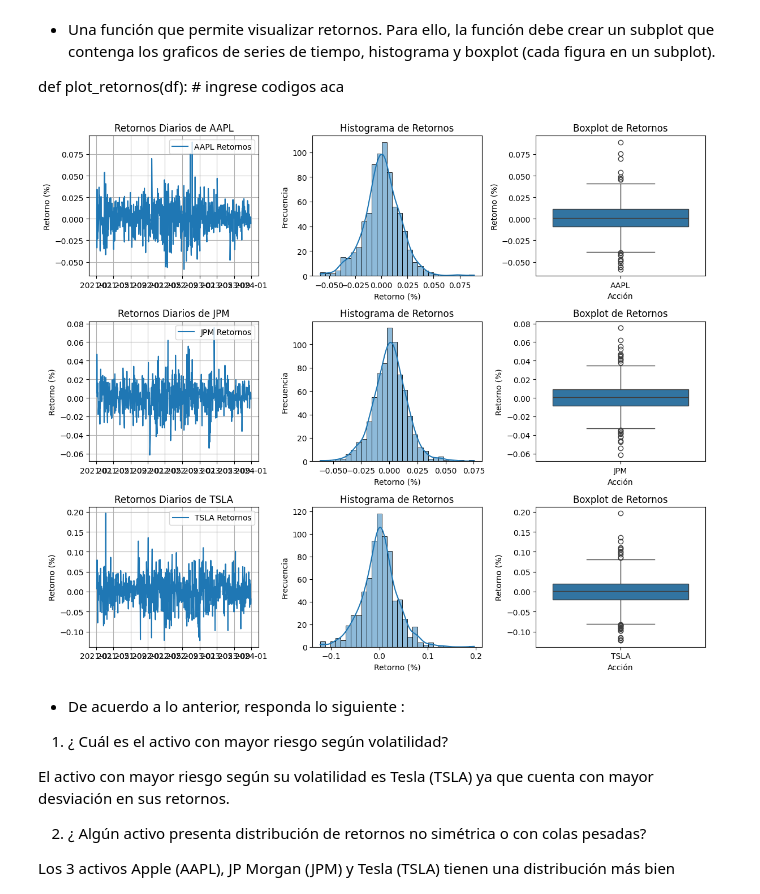
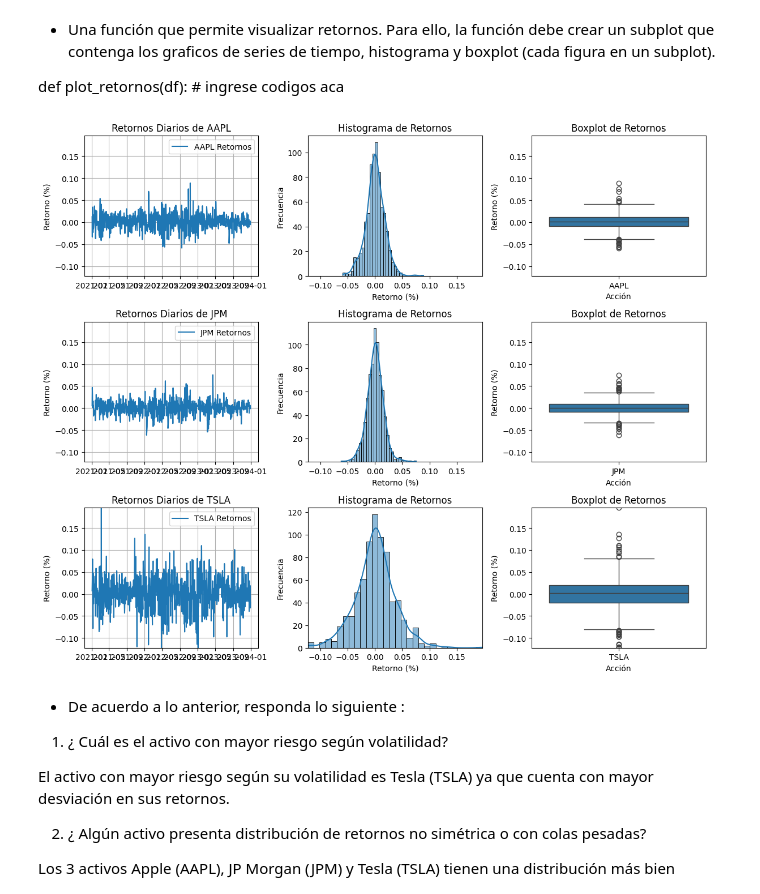
Before and after one commit to Felipe-Lopez-Vergara/ds_finance_-Lopez-, a Jupyter notebook: notebooks/HW_Sesion_1.ipynb, the cells around one changed output. Cells and saved outputs as stored; diff of their text form; code cells hidden in the pictures.

Commit message:
feat: agrego misma escala para gráficos

```diff
--- a/notebooks/HW_Sesion_1.ipynb
+++ b/notebooks/HW_Sesion_1.ipynb
@@ -103,35 +103,42 @@ import seaborn as sns
 def plot_retornos(df):
 
     fig, axes = plt.subplots(3, 3, figsize=(12, 10))
+
+    # Misma escala para todos los gráficos
+    ymin = df.min().min()
+    ymax = df.max().max()
 
     for i, ticker in enumerate(tickers):
         # Primer gráfico: Serie de Tiempo
         axes[i, 0].plot(df.index, df[ticker], label=f'{ticker} Retornos')
         axes[i, 0].set_title(f'Retornos Diarios de {ticker}')
         axes[i, 0].set_ylabel('Retorno (%)')
+        axes[i, 0].set_ylim(ymin, ymax)
         axes[i, 0].legend(loc='upper right')
         axes[i, 0].grid(True)
 
         # Segundo gráfico: Histograma
         sns.histplot(df[ticker], bins=30, kde=True, ax=axes[i, 1])
         axes[i, 1].set_title("Histograma de Retornos")
         axes[i, 1].set_xlabel("Retorno (%)")
         axes[i, 1].set_ylabel("Frecuencia")
+        axes[i, 1].set_xlim(ymin, ymax)
 
         # Tercer gráfico: Boxplot
         sns.boxplot(data=df[[ticker]], orient='v', ax=axes[i, 2])
         axes[i, 2].set_title("Boxplot de Retornos")
         axes[i, 2].set_xlabel("Acción")
         axes[i, 2].set_ylabel("Retorno (%)")
+        axes[i, 2].set_ylim(ymin, ymax)
 
     return fig, axes
 
 plot_retornos(df_retornos)
 
 plt.tight_layout()
 plt.show()
 # %% [output]
-[figure, old version]
+[figure, new version]
 # %% [markdown]
 - De acuerdo a lo anterior, responda lo siguiente :
 
```
Also changed, not shown: parts of 2 cells of this notebook.
